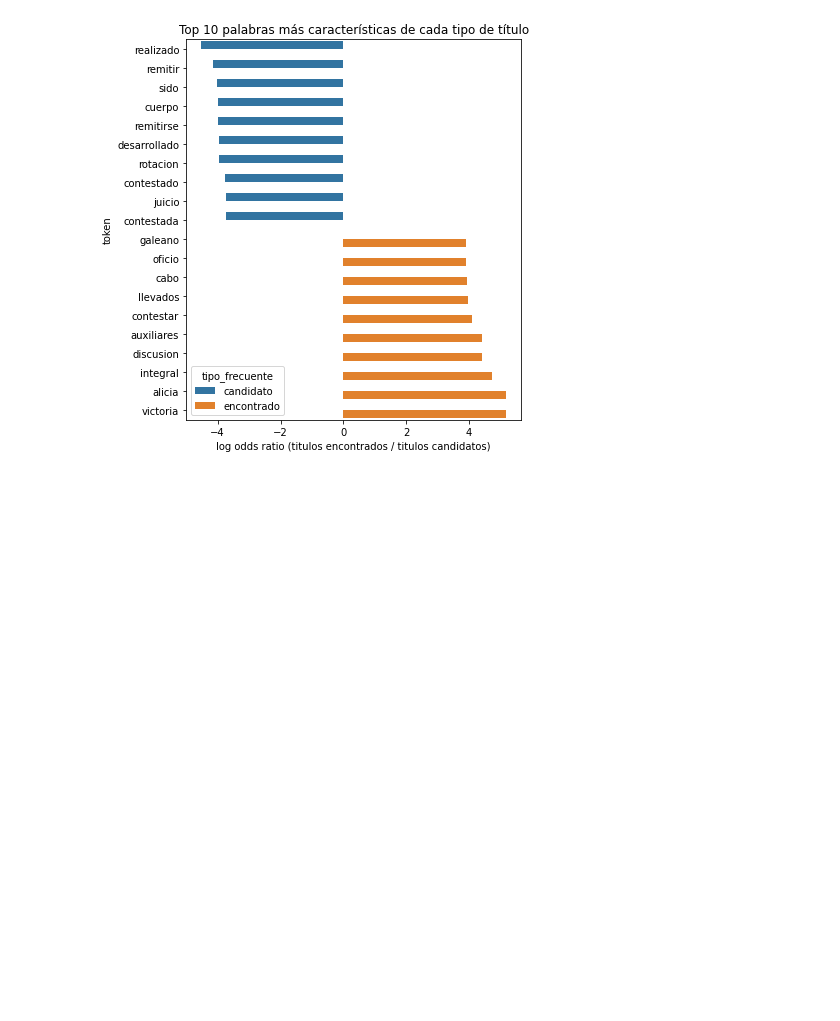
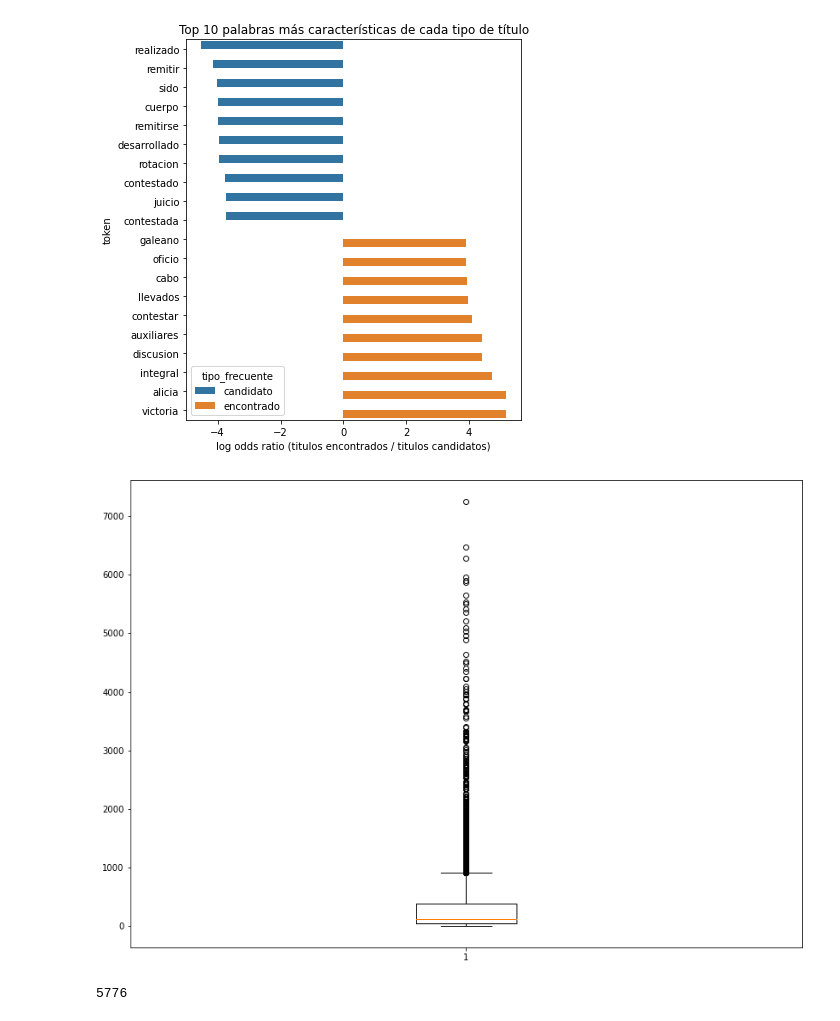
Before and after one commit to gaston411/Mi-Proyecto, a Jupyter notebook: Busqueda_titulo-parrafo.ipynb, the cells around one changed output. Cells and saved outputs as stored; diff of their text form; code cells hidden in the pictures; blank space fills up the shorter version.

```diff
--- a/Busqueda_titulo-parrafo.ipynb
+++ b/Busqueda_titulo-parrafo.ipynb
@@ -934,3 +1010,24 @@ ax.set_title('Top 10 palabras más características de cada tipo de título')
 ax.set_xlabel('log odds ratio (titulos encontrados / titulos candidatos)');
 # %% [output]
 [figure]
+# %%
+
+# Import libraries
+import matplotlib.pyplot as plt
+import numpy as np
+
+data = dfUbicacionTitulos.longitud_parrafo
+
+fig = plt.figure(figsize =(14, 10))
+
+# Creating plot
+plt.boxplot(data)
+
+# show plot
+plt.show()
+# %% [output]
+[figure, added]
+# %%
+len(longParrafos)
+# %% [output]
+5776
```
Also changed, not shown: parts of 25 cells of this notebook, 1 other file.
